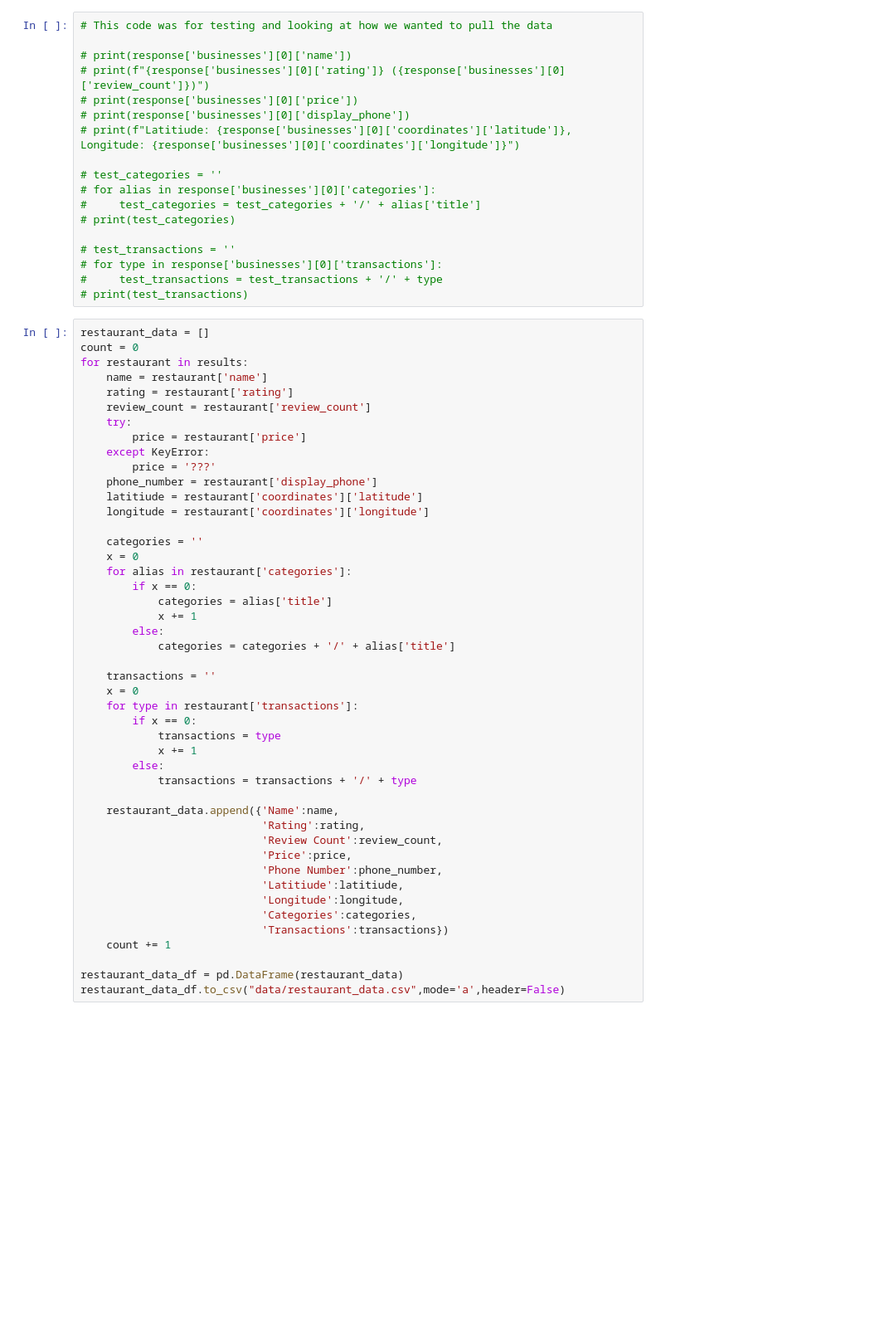
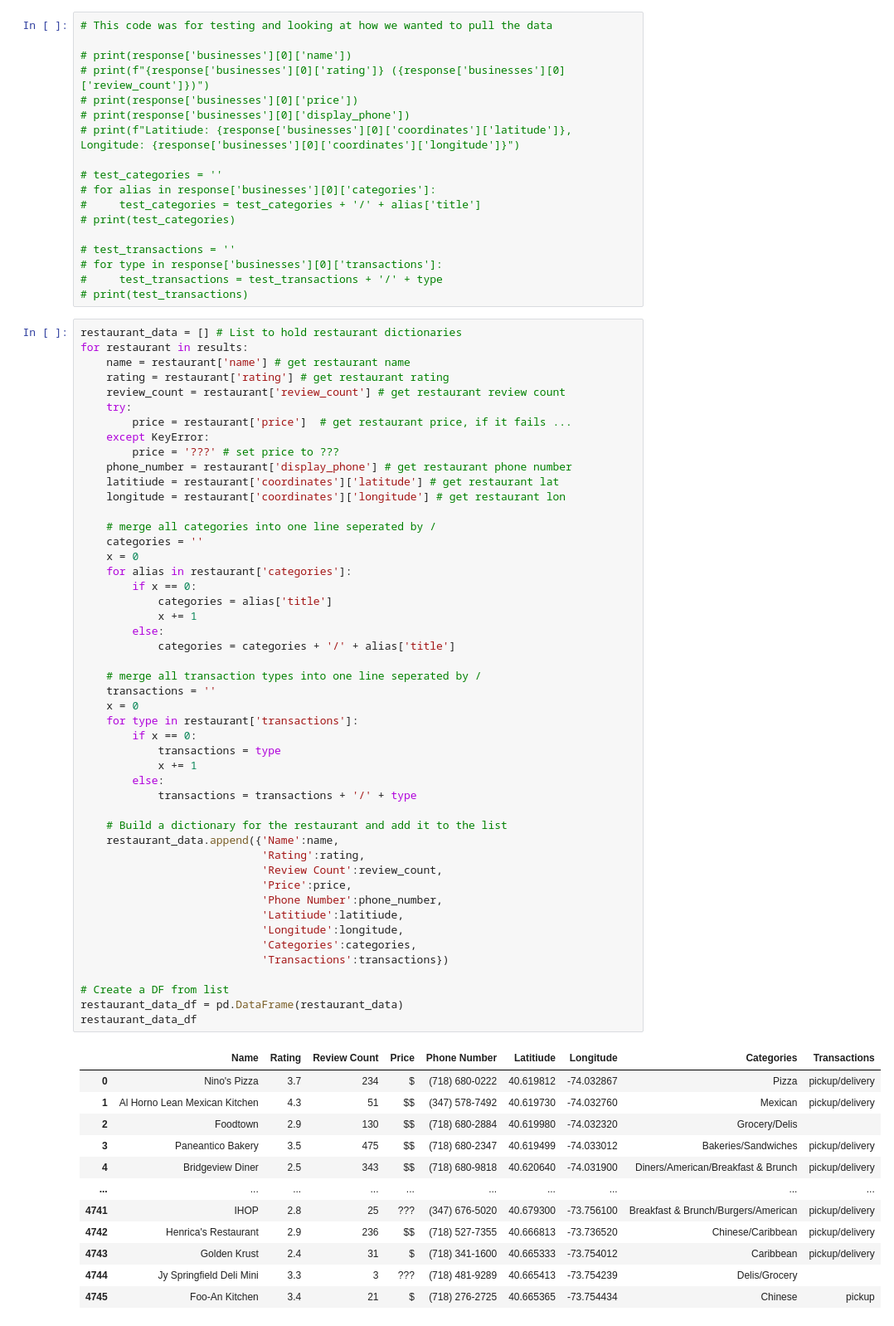
Before and after one commit to YannisPapa/Project-3, a Jupyter notebook: Project-3.ipynb, the cells around one changed output. Shown at 83% size. Drawn from its saved outputs; the diff is of its cells as text; blank space fills up the shorter version.

```diff
--- a/Project-3.ipynb
+++ b/Project-3.ipynb
@@ -67,48 +142,63 @@ HTTPError: 400 Client Error: Bad Request for url: https://api.yelp.com/v3/busine
 #     test_transactions = test_transactions + '/' + type
 # print(test_transactions)
 # %%
-restaurant_data = []
-count = 0
+restaurant_data = [] # List to hold restaurant dictionaries
 for restaurant in results:
-    name = restaurant['name']
-    rating = restaurant['rating']
-    review_count = restaurant['review_count']
+    name = restaurant['name'] # get restaurant name
+    rating = restaurant['rating'] # get restaurant rating
+    review_count = restaurant['review_count'] # get restaurant review count
     try:
-        price = restaurant['price']
+        price = restaurant['price']  # get restaurant price, if it fails ...
     except KeyError:
-        price = '???'
-    phone_number = restaurant['display_phone']
-    latitiude = restaurant['coordinates']['latitude']
-    longitude = restaurant['coordinates']['longitude']
+        price = '???' # set price to ???
+    phone_number = restaurant['display_phone'] # get restaurant phone number
+    latitiude = restaurant['coordinates']['latitude'] # get restaurant lat
+    longitude = restaurant['coordinates']['longitude'] # get restaurant lon
 
+    # merge all categories into one line seperated by /
     categories = ''
     x = 0
     for alias in restaurant['categories']:
         if x == 0:
             categories = alias['title']
             x += 1
         else:
             categories = categories + '/' + alias['title']
 
+    # merge all transaction types into one line seperated by /
     transactions = ''
     x = 0
     for type in restaurant['transactions']:
         if x == 0:
             transactions = type
             x += 1
         else:
             transactions = transactions + '/' + type
 
+    # Build a dictionary for the restaurant and add it to the list
     restaurant_data.append({'Name':name,
                             'Rating':rating,
                             'Review Count':review_count,
                             'Price':price,
                             'Phone Number':phone_number,
                             'Latitiude':latitiude,
                             'Longitude':longitude,
                             'Categories':categories,
                             'Transactions':transactions})
-    count += 1
 
+# Create a DF from list
 restaurant_data_df = pd.DataFrame(restaurant_data)
-restaurant_data_df.to_csv("data/restaurant_data.csv",mode='a',header=False)
+restaurant_data_df
+# %% [output]
+|  | Name | Rating | Review Count | Price | Phone Number | Latitiude | Longitude | Categories | Transactions |
+| 0 | Nino's Pizza | 3.7 | 234 | $ | (718) 680-0222 | 40.619812 | -74.032867 | Pizza | pickup/delivery |
+| 1 | Al Horno Lean Mexican Kitchen | 4.3 | 51 | $$ | (347) 578-7492 | 40.619730 | -74.032760 | Mexican | pickup/delivery |
+| 2 | Foodtown | 2.9 | 130 | $$ | (718) 680-2884 | 40.619980 | -74.032320 | Grocery/Delis |  |
+| 3 | Paneantico Bakery | 3.5 | 475 | $$ | (718) 680-2347 | 40.619499 | -74.033012 | Bakeries/Sandwiches | pickup/delivery |
+| 4 | Bridgeview Diner | 2.5 | 343 | $$ | (718) 680-9818 | 40.620640 | -74.031900 | Diners/American/Breakfast & Brunch | pickup/delivery |
+| ... | ... | ... | ... | ... | ... | ... | ... | ... | ... |
+| 4741 | IHOP | 2.8 | 25 | ??? | (347) 676-5020 | 40.679300 | -73.756100 | Breakfast & Brunch/Burgers/American | pickup/delivery |
+| 4742 | Henrica's Restaurant | 2.9 | 236 | $$ | (718) 527-7355 | 40.666813 | -73.736520 | Chinese/Caribbean | pickup/delivery |
+| 4743 | Golden Krust | 2.4 | 31 | $ | (718) 341-1600 | 40.665333 | -73.754012 | Caribbean | pickup/delivery |
+| 4744 | Jy Springfield Deli Mini | 3.3 | 3 | ??? | (718) 481-9289 | 40.665413 | -73.754239 | Delis/Grocery |  |
+| 4745 | Foo-An Kitchen | 3.4 | 21 | $ | (718) 276-2725 | 40.665365 | -73.754434 | Chinese | pickup |
```
Also changed, not shown: parts of 11 cells of this notebook, 2 other files.
